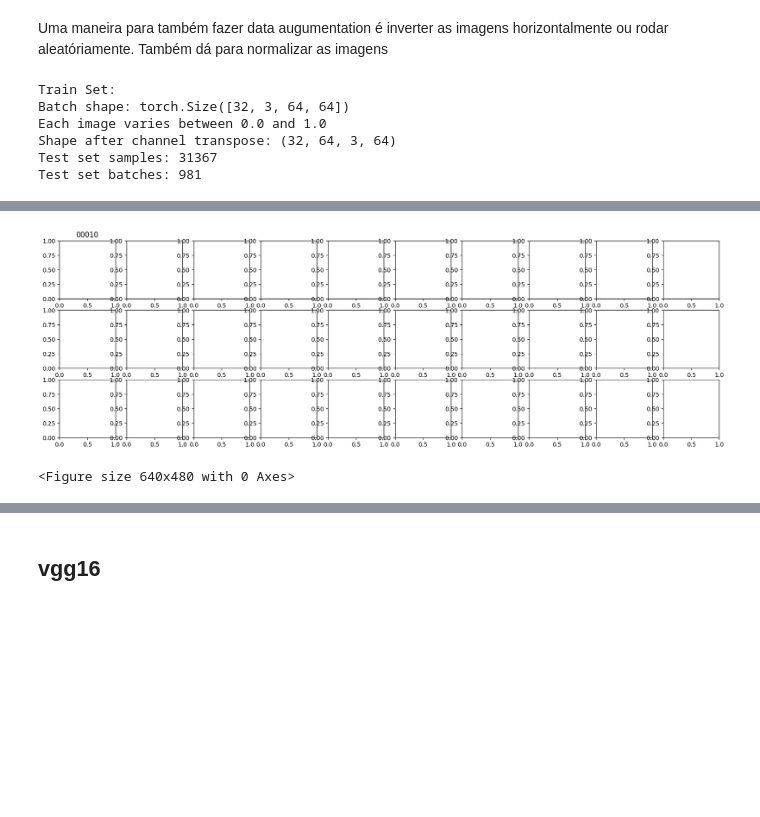
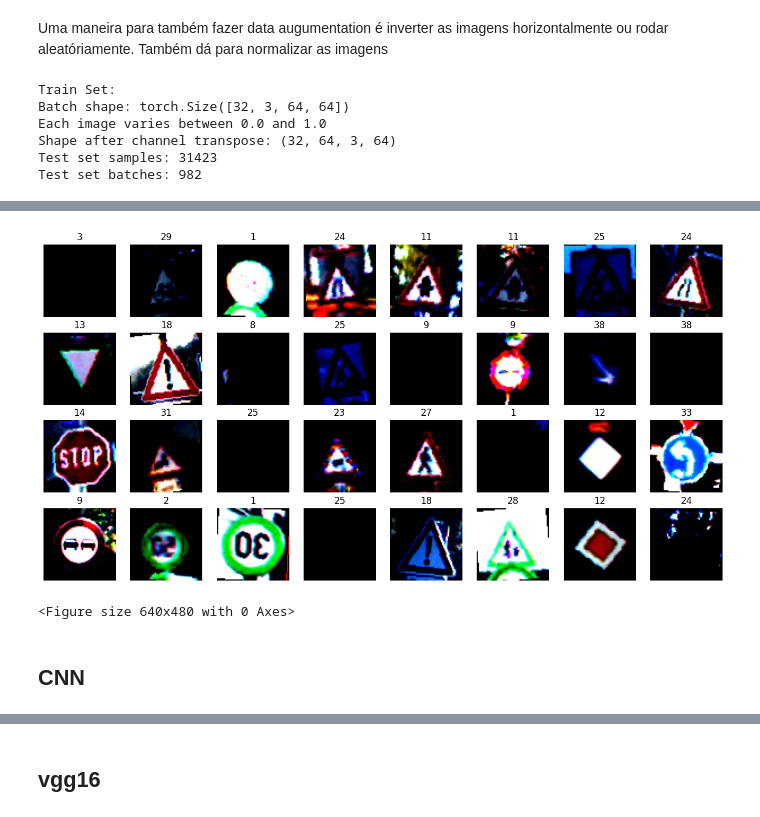
Before and after one commit to CatarinaCosta02/VCPI_Project2, a Jupyter notebook: main.ipynb, the cells around one changed output, grey strips where cells are left out. Cells and saved outputs as stored; diff of their text form; code cells hidden in the pictures; blank space fills up the shorter version.

```diff
--- a/main.ipynb
+++ b/main.ipynb
@@ -505,28 +576,28 @@ Transformar as imagens em formato binário (threshold)
 <Figure size 640x480 with 0 Axes>
 # %%
-# ## testes de transformações, para não estragar o de cima
+## testes de transformações, para não estragar o de cima
 
-# transform = v2.Compose([
-#     v2.Resize((IMG_SIZE, IMG_SIZE)),
-#     v2.RandomAdjustSharpness(0.5),
-#     # v2.RandomApply([v2.RandomAffine(degrees=20, translate=(0.1, 0.1), scale=(0.8, 1.2))], p=0.5),
-#     # v2.CenterCrop((CROP_HEIGHT, CROP_WIDTH)),  # Add this line for center cropping
-#     # v2.RandomCrop((CROP_HEIGHT, CROP_WIDTH)),  # Or use this line for random cropping
-#     v2.ToTensor(),
-#     v2.Grayscale()
+transform = v2.Compose([
+    v2.Resize((IMG_SIZE, IMG_SIZE)),
+    v2.RandomAdjustSharpness(0.5),
+    # v2.RandomApply([v2.RandomAffine(degrees=20, translate=(0.1, 0.1), scale=(0.8, 1.2))], p=0.5),
+    # v2.CenterCrop((CROP_HEIGHT, CROP_WIDTH)),  # Add this line for center cropping
+    # v2.RandomCrop((CROP_HEIGHT, CROP_WIDTH)),  # Or use this line for random cropping
+    v2.ToTensor(),
+    v2.Grayscale()
 
-# ])
+])
 
-# train_set = torchvision.datasets.ImageFolder(root=TRAIN_SET_PATH, transform=transform)
-# train_loader = torch.utils.data.DataLoader(train_set, batch_size=BATCH_SIZE, shuffle=True)
+train_set = torchvision.datasets.ImageFolder(root=TRAIN_SET_PATH, transform=transform)
+train_loader = torch.utils.data.DataLoader(train_set, batch_size=BATCH_SIZE, shuffle=True)
 
-# test_set = torchvision.datasets.MNIST(root=TEST_SET_PATH, train=False, download=True, transform=transform)
-# test_loader = torch.utils.data.DataLoader(test_set, batch_size=BATCH_SIZE, shuffle=False)
+test_set = torchvision.datasets.MNIST(root=TEST_SET_PATH, train=False, download=True, transform=transform)
+test_loader = torch.utils.data.DataLoader(test_set, batch_size=BATCH_SIZE, shuffle=False)
 
-# images, targets = next(iter(train_loader))
+images, targets = next(iter(train_loader))
 
-# new_class_names = ['0' if class_name == '00000' else class_name.replace('0', '') for class_name in train_set.classes]
-# train_set.classes = new_class_names
+new_class_names = ['0' if class_name == '00000' else class_name.replace('0', '') for class_name in train_set.classes]
+train_set.classes = new_class_names
 
-# vcpi_util.show_images(5, 10, images, targets, train_set.classes)
+vcpi_util.show_images(4, 8, images, targets, train_set.classes)
 # %% [output]
@@ -678,19 +768,19 @@ print("Each image varies between", np.min(img_np), "and", np.max(img_np))
 # Putting color channel last so that the image can be displayed
 img_np = np.transpose(img_np, (0, 2, 3, 1))
 print("Shape after channel transpose:", img_np.shape)
-print("Test set samples:", len(train_loader.dataset))
+# print("Test set samples:", len(train_loader.dataset))
 print("Test set batches:", len(train_loader))
 # %% [output]
 Train Set:
 Batch shape: torch.Size([32, 3, 64, 64])
 Each image varies between 0.0 and 1.0
 Shape after channel transpose: (32, 64, 3, 64)
-Test set samples: 31367
-Test set batches: 981
+Test set samples: 31423
+Test set batches: 982
 # %%
+
 # Obter algumas imagens de treinamento para exibição
 train_images, train_targets = next(iter(train_loader))
-train_images = np.clip(train_images.numpy(), 0, 1)
-
-vcpi_util.show_images(3, 10, train_images, train_targets, train_set.classes)
+#train_images = np.clip(train_images.numpy(), 0, 1)
+vcpi_util.show_images(4,8,train_images, train_targets, train_set.classes)
 # %% [output]
@@ -698,2 +804,4 @@ AttributeError: 'numpy.ndarray' object has no attribute 'numpy'
-[figure, old version]
+[figure, new version]
 <Figure size 640x480 with 0 Axes>
+# %% [markdown]
+## CNN
```
Also changed, not shown: parts of 33 cells of this notebook.
